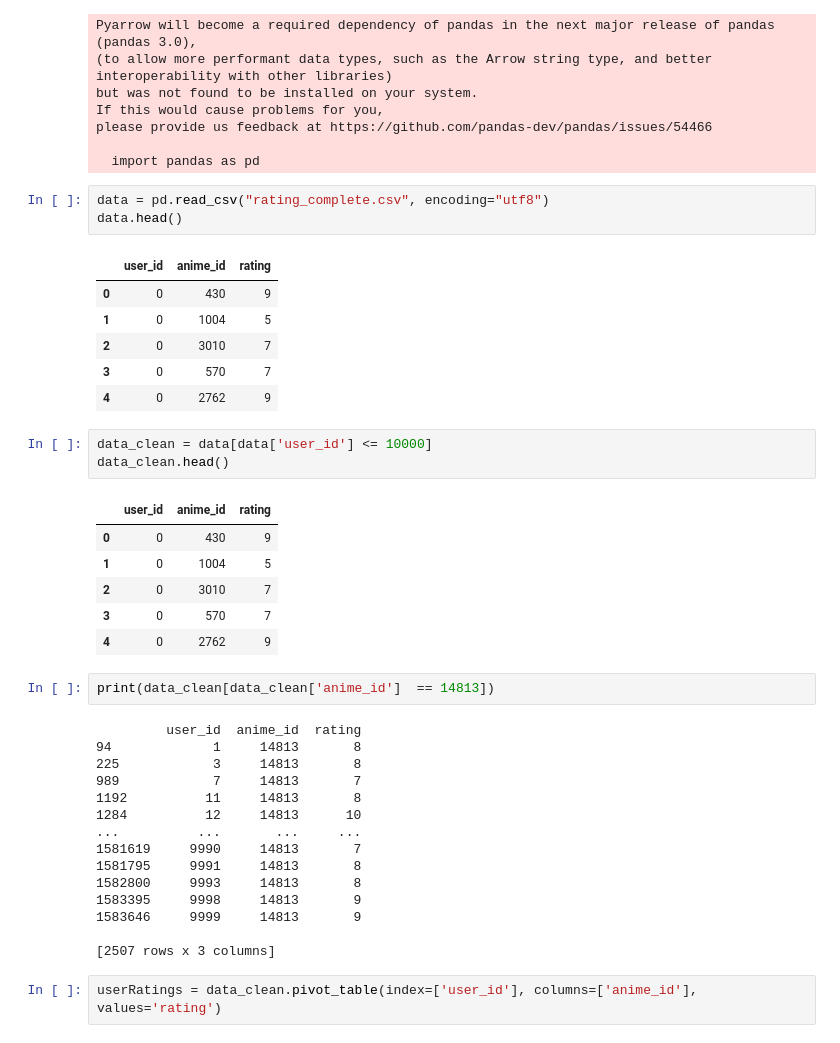
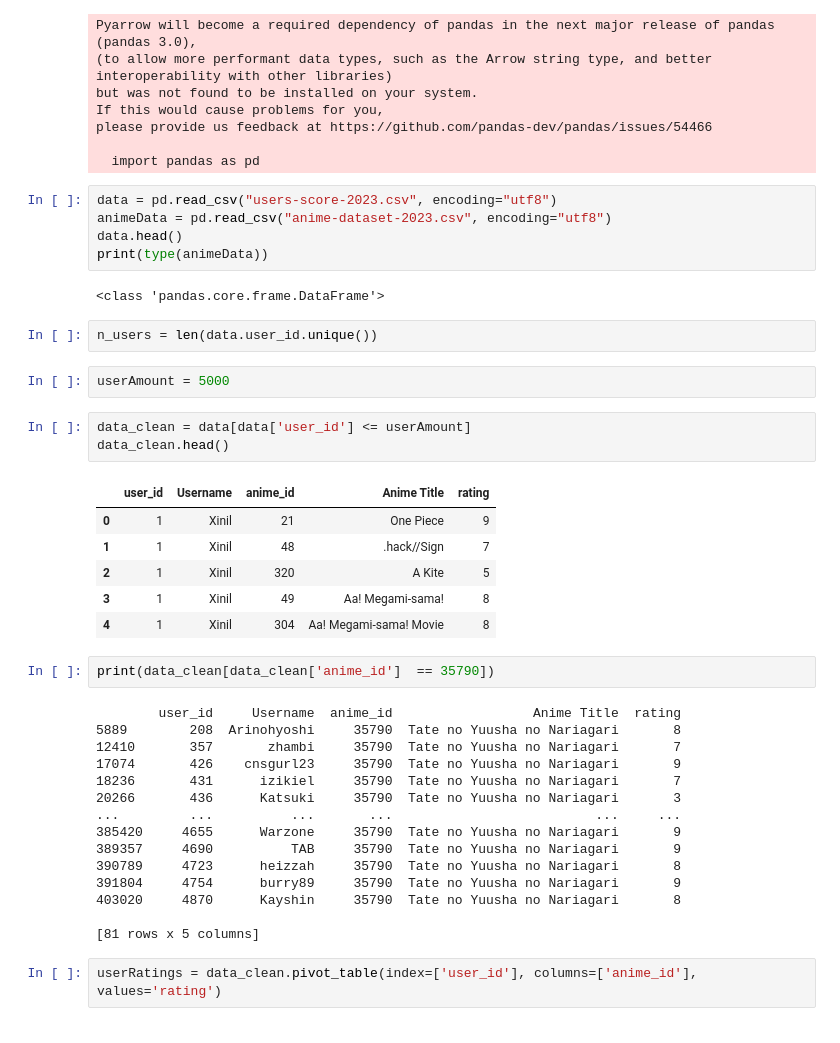
Before and after one commit to Phanuruj3146/AniMatch, a Jupyter notebook: ItembasedCollaborative/itemBasedRec.ipynb, the cells around one changed output. Saved outputs shown, nothing was run; the diff lists cells and outputs as text.

Commit message:
adjust input and output data

```diff
--- a/ItembasedCollaborative/itemBasedRec.ipynb
+++ b/ItembasedCollaborative/itemBasedRec.ipynb
@@ -13,42 +13,43 @@ please provide us feedback at https://github.com/pandas-dev/pandas/issues/54466
 
   import pandas as pd
 # %%
-data = pd.read_csv("rating_complete.csv", encoding="utf8")
+data = pd.read_csv("users-score-2023.csv", encoding="utf8")
+animeData = pd.read_csv("anime-dataset-2023.csv", encoding="utf8")
 data.head()
+print(type(animeData))
 # %% [output]
-|  | user_id | anime_id | rating |
-| 0 | 0 | 430 | 9 |
-| 1 | 0 | 1004 | 5 |
-| 2 | 0 | 3010 | 7 |
-| 3 | 0 | 570 | 7 |
-| 4 | 0 | 2762 | 9 |
+<class 'pandas.core.frame.DataFrame'>
+# %%
+n_users = len(data.user_id.unique())
+# %%
+userAmount = 5000
 # %%
-data_clean = data[data['user_id'] <= 10000]
+data_clean = data[data['user_id'] <= userAmount]
 data_clean.head()
 # %% [output]
-|  | user_id | anime_id | rating |
-| 0 | 0 | 430 | 9 |
-| 1 | 0 | 1004 | 5 |
-| 2 | 0 | 3010 | 7 |
-| 3 | 0 | 570 | 7 |
-| 4 | 0 | 2762 | 9 |
+|  | user_id | Username | anime_id | Anime Title | rating |
+| 0 | 1 | Xinil | 21 | One Piece | 9 |
+| 1 | 1 | Xinil | 48 | .hack//Sign | 7 |
+| 2 | 1 | Xinil | 320 | A Kite | 5 |
+| 3 | 1 | Xinil | 49 | Aa! Megami-sama! | 8 |
+| 4 | 1 | Xinil | 304 | Aa! Megami-sama! Movie | 8 |
 # %%
-print(data_clean[data_clean['anime_id']  == 14813])
+print(data_clean[data_clean['anime_id']  == 35790])
 # %% [output]
-         user_id  anime_id  rating
-94             1     14813       8
-225            3     14813       8
-989            7     14813       7
-1192          11     14813       8
-1284          12     14813      10
-...          ...       ...     ...
-1581619     9990     14813       7
-1581795     9991     14813       8
-1582800     9993     14813       8
-1583395     9998     14813       9
-1583646     9999     14813       9
+        user_id     Username  anime_id                  Anime Title  rating
+5889        208  Arinohyoshi     35790  Tate no Yuusha no Nariagari       8
+12410       357       zhambi     35790  Tate no Yuusha no Nariagari       7
+17074       426    cnsgurl23     35790  Tate no Yuusha no Nariagari       9
+18236       431      izikiel     35790  Tate no Yuusha no Nariagari       7
+20266       436      Katsuki     35790  Tate no Yuusha no Nariagari       3
+...         ...          ...       ...                          ...     ...
+385420     4655      Warzone     35790  Tate no Yuusha no Nariagari       9
+389357     4690          TAB     35790  Tate no Yuusha no Nariagari       9
+390789     4723      heizzah     35790  Tate no Yuusha no Nariagari       8
+391804     4754      burry89     35790  Tate no Yuusha no Nariagari       9
+403020     4870      Kayshin     35790  Tate no Yuusha no Nariagari       8
 
-[2507 rows x 3 columns]
+[81 rows x 5 columns]
 # %%
 userRatings = data_clean.pivot_table(index=['user_id'], columns=['anime_id'], values='rating')
 # %%
```
Also changed, not shown: parts of 8 cells of this notebook, 38 other files.
